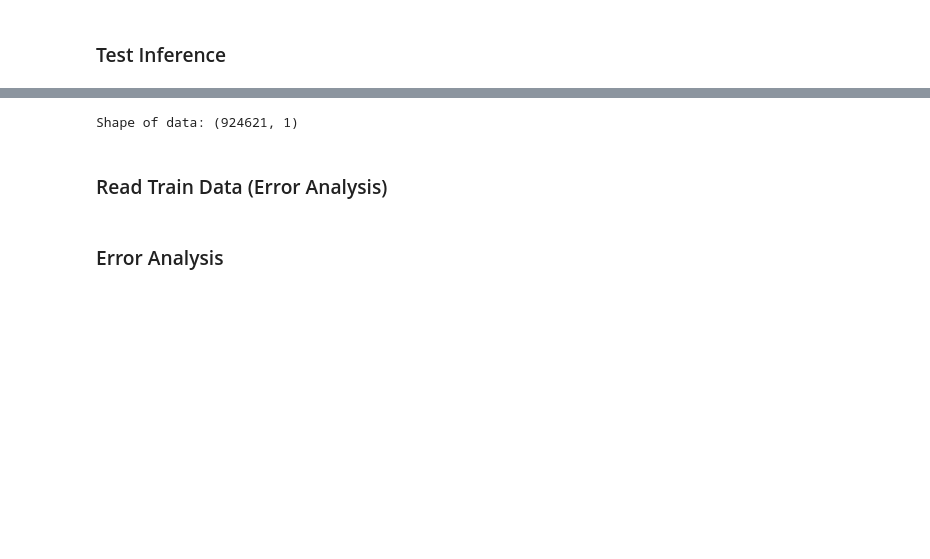
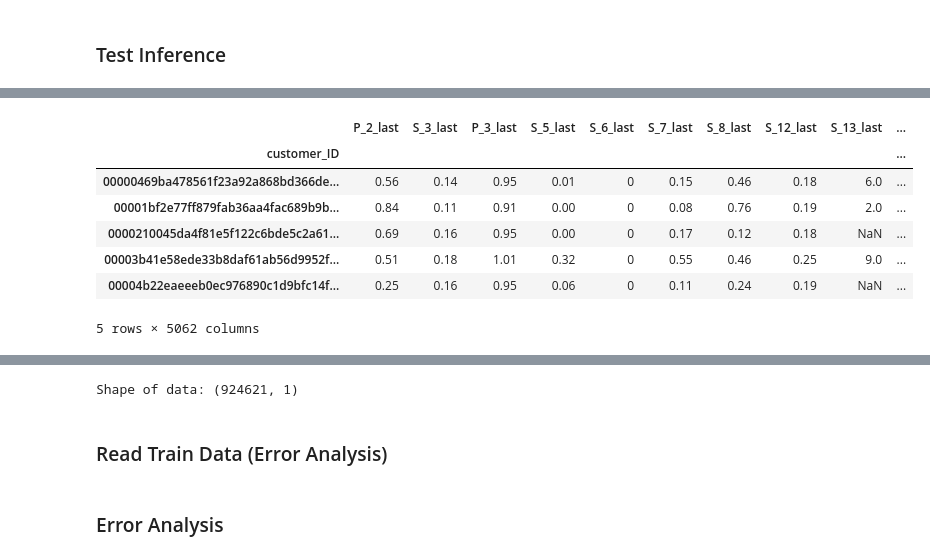
Before and after one commit to waikey-lee/kaggle-amex, a Jupyter notebook: notebooks/5a.lgbm_evaluation.ipynb, the cells around one changed output, grey strips where cells are left out. Cells and saved outputs as stored; diff of their text form; code cells hidden in the pictures; blank space fills up the shorter version.

```diff
--- a/notebooks/5a.lgbm_evaluation.ipynb
+++ b/notebooks/5a.lgbm_evaluation.ipynb
@@ -104,6 +141,5 @@ del train_agg
 ### Test Inference
 # %%
 %%time
-test_agg1 = read_file(f"{PROCESSED_DATA_PATH}/v3/test_agg1.pkl")
-test_agg2 = read_file(f"{PROCESSED_DATA_PATH}/v3/test_agg2.pkl")
+test_agg = read_file(f"{PROCESSED_DATA_PATH}/v6/test_agg.parquet")
 # %% [output]
@@ -113,0 +149,11 @@ Wall time: 28.1 s
+# %%
+test_agg.head()
+# %% [output]
+|  | P_2_last | S_3_last | P_3_last | S_5_last | S_6_last | S_7_last | S_8_last | S_12_last | S_13_last | ... |
+| customer_ID |  |  |  |  |  |  |  |  |  | ... |
+| 00000469ba478561f23a92a868bd366de... | 0.56 | 0.14 | 0.95 | 0.01 | 0 | 0.15 | 0.46 | 0.18 | 6.0 | ... |
+| 00001bf2e77ff879fab36aa4fac689b9b... | 0.84 | 0.11 | 0.91 | 0.00 | 0 | 0.08 | 0.76 | 0.19 | 2.0 | ... |
+| 0000210045da4f81e5f122c6bde5c2a61... | 0.69 | 0.16 | 0.95 | 0.00 | 0 | 0.17 | 0.12 | 0.18 | NaN | ... |
+| 00003b41e58ede33b8daf61ab56d9952f... | 0.51 | 0.18 | 1.01 | 0.32 | 0 | 0.55 | 0.46 | 0.25 | 9.0 | ... |
+| 00004b22eaeeeb0ec976890c1d9bfc14f... | 0.25 | 0.16 | 0.95 | 0.06 | 0 | 0.11 | 0.24 | 0.19 | NaN | ... |
+5 rows × 5062 columns
```
Also changed, not shown: parts of 41 cells of this notebook.
